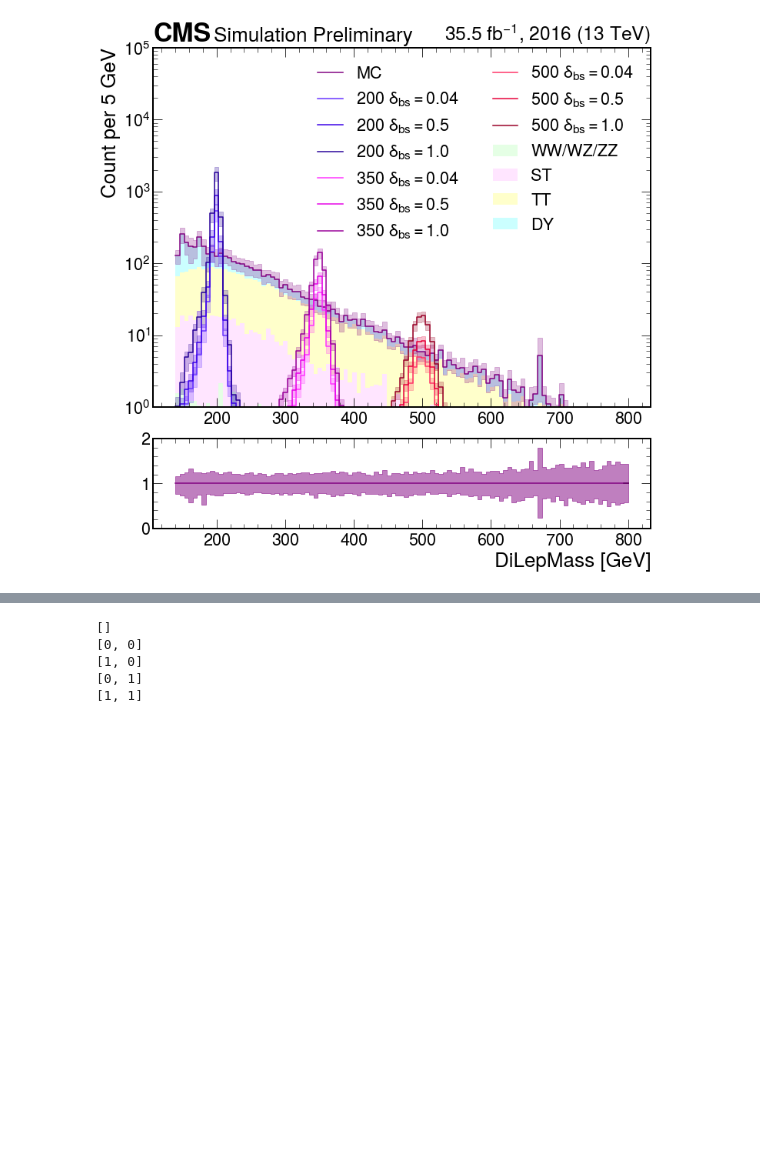
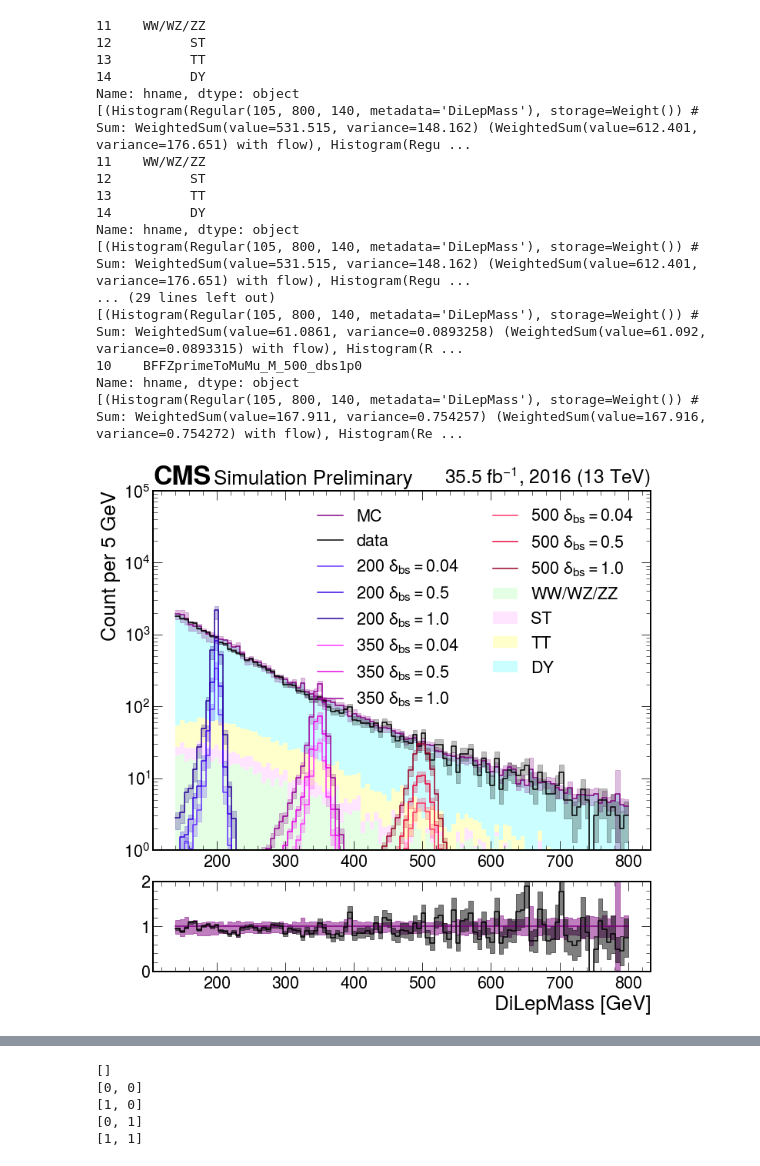
Before and after one commit to rymuelle/bff_plotting_code_v3, a Jupyter notebook: ratio_plot.ipynb, the cells around one changed output, grey strips where cells are left out. Saved outputs shown, nothing was run; the diff lists cells and outputs as text; code cells hidden in the pictures; blank space fills up the shorter version.

```diff
--- a/ratio_plot.ipynb
+++ b/ratio_plot.ipynb
@@ -12,9 +12,14 @@ import pandas as pd
 import boost_histogram as bh
 # %%
 lumi=35.5
-pkl_name = '2016_dilepmass_CRx0'
+era=2016
+pkl_name = '2016_dilepmass'
 with open(pkl_name+'.pkl','rb') as f:
     reg_dict_temp = pickle.load(f)
+
+pkl_name = '2016_dilepmass_data'
+with open(pkl_name+'.pkl','rb') as f:
+    reg_dict_temp_data = pickle.load(f)
 # %%
 def plot_region(reg, top, bottom, mc_color = 'orange'):
 
@@ -29,7 +34,7 @@ def plot_region(reg, top, bottom, mc_color = 'orange'):
     bnom, bunc = plot_w_error_boost(top,*bhist, color=mc_color, label='MC')
 
     #data
-    dhist = make_stack_boost(meta_df[meta_df.type=='data'],reg_dict_temp, reg)
+    dhist = make_stack_boost(meta_df[meta_df.type=='data'],reg_dict_temp_data, reg)
     if dhist[0]:
         dnom, dunc = plot_w_error_boost(top,*dhist, color='black', label='data')
 
@@ -52,12 +57,29 @@ def plot_region(reg, top, bottom, mc_color = 'orange'):
 
     bottom.set_xlabel('DiLepMass [GeV]')
     top.set_ylabel('Count per 5 GeV')
-    hep.cms.label(loc=0,ax=top,lumi=lumi,year=2016)
+    hep.cms.label(loc=0,ax=top,lumi=lumi,year=era)
 # %%
 fig, top, bottom = ratio_plot_template( figsize=[10,10])
-plot_region('SR1_{}',top,bottom,mc_color='purple')
+plot_region('CR10_{}',top,bottom,mc_color='purple')
 # %% [output]
+11    WW/WZ/ZZ
+12          ST
+13          TT
+14          DY
+Name: hname, dtype: object
+[(Histogram(Regular(105, 800, 140, metadata='DiLepMass'), storage=Weight()) # Sum: WeightedSum(value=531.515, variance=148.162) (WeightedSum(value=612.401, variance=176.651) with flow), Histogram(Regu ...
+11    WW/WZ/ZZ
+12          ST
+13          TT
+14          DY
+Name: hname, dtype: object
+[(Histogram(Regular(105, 800, 140, metadata='DiLepMass'), storage=Weight()) # Sum: WeightedSum(value=531.515, variance=148.162) (WeightedSum(value=612.401, variance=176.651) with flow), Histogram(Regu ...
+... (29 lines left out)
+[(Histogram(Regular(105, 800, 140, metadata='DiLepMass'), storage=Weight()) # Sum: WeightedSum(value=61.0861, variance=0.0893258) (WeightedSum(value=61.092, variance=0.0893315) with flow), Histogram(R ...
+10    BFFZprimeToMuMu_M_500_dbs1p0
+Name: hname, dtype: object
+[(Histogram(Regular(105, 800, 140, metadata='DiLepMass'), storage=Weight()) # Sum: WeightedSum(value=167.911, variance=0.754257) (WeightedSum(value=167.916, variance=0.754272) with flow), Histogram(Re ...
-[figure, old version]
+[figure, new version]
 # %%
 for key in reg_dict_temp:
     fig, top, bottom = ratio_plot_template( figsize=[10,10])
```
Also changed, not shown: parts of 2 cells of this notebook, 5 other files.
